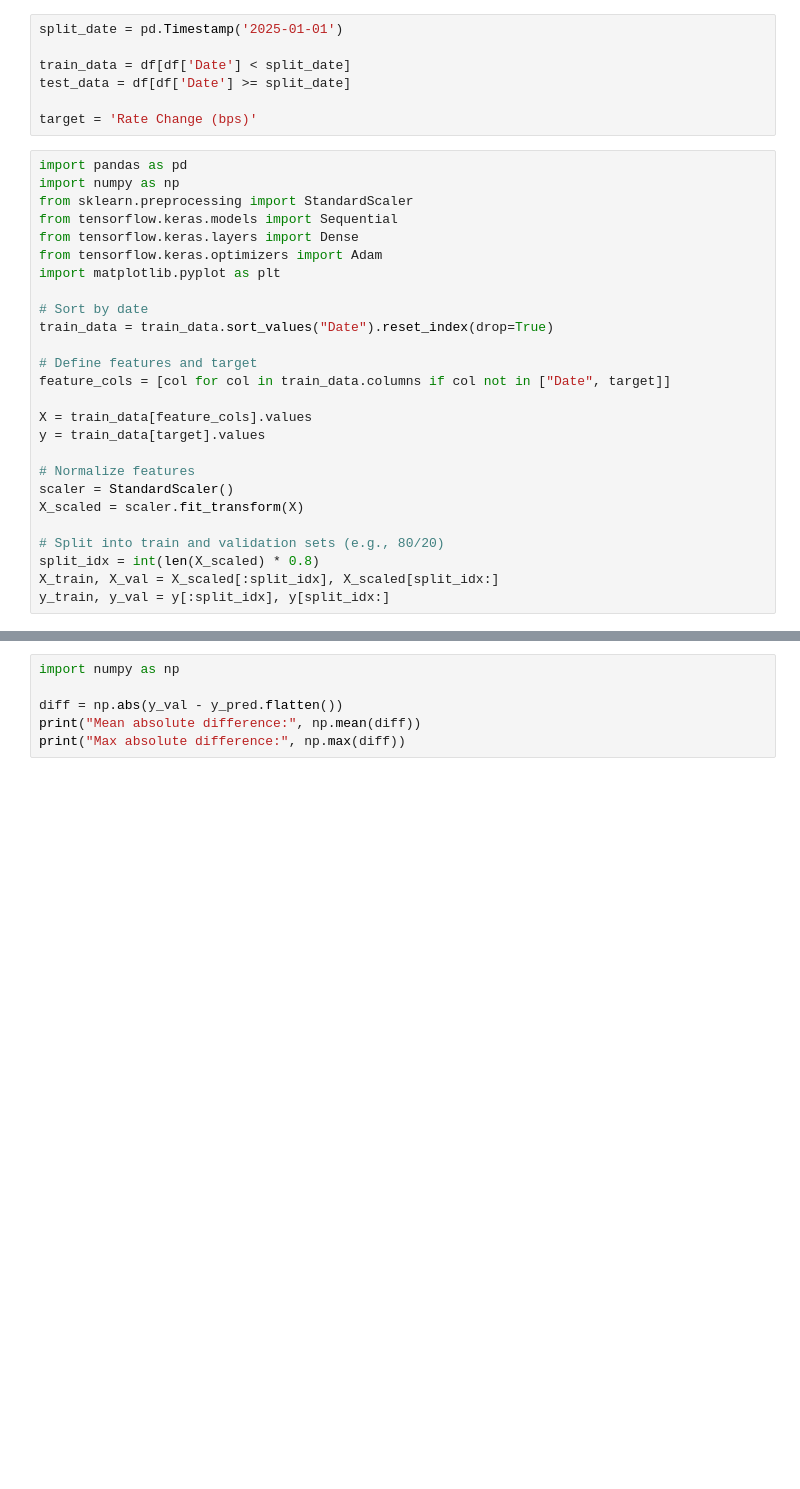
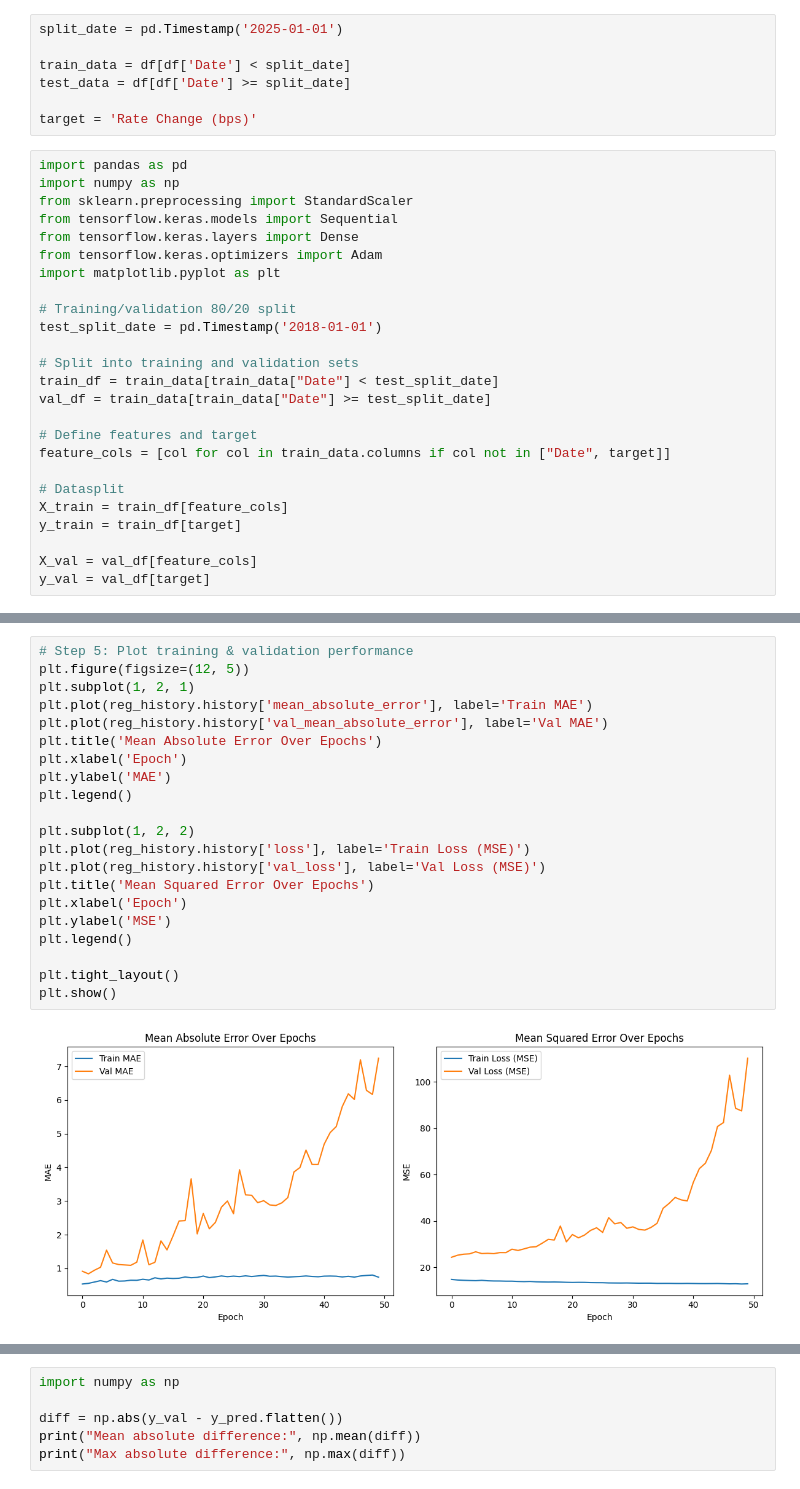
Before and after one commit to carlamcnair/Final-Project-AppML, a Jupyter notebook: notes_stine.ipynb, the cells around one changed output, grey strips where cells are left out. Cells and saved outputs as stored; diff of their text form; blank space fills up the shorter version.

```diff
--- a/notes_stine.ipynb
+++ b/notes_stine.ipynb
@@ -802,20 +804,19 @@ from tensorflow.keras.layers import Dense
 from tensorflow.keras.optimizers import Adam
 import matplotlib.pyplot as plt
 
-# Sort by date
-train_data = train_data.sort_values("Date").reset_index(drop=True)
+# Training/validation 80/20 split
+test_split_date = pd.Timestamp('2018-01-01')
+
+# Split into training and validation sets
+train_df = train_data[train_data["Date"] < test_split_date]
+val_df = train_data[train_data["Date"] >= test_split_date]
 
 # Define features and target
 feature_cols = [col for col in train_data.columns if col not in ["Date", target]]
 
-X = train_data[feature_cols].values
-y = train_data[target].values
+# Datasplit
+X_train = train_df[feature_cols]
+y_train = train_df[target]
 
-# Normalize features
-scaler = StandardScaler()
-X_scaled = scaler.fit_transform(X)
-
-# Split into train and validation sets (e.g., 80/20)
-split_idx = int(len(X_scaled) * 0.8)
-X_train, X_val = X_scaled[:split_idx], X_scaled[split_idx:]
-y_train, y_val = y[:split_idx], y[split_idx:]
+X_val = val_df[feature_cols]
+y_val = val_df[target]
@@ -854,0 +869,23 @@ plt.show()
+# %%
+# Step 5: Plot training & validation performance
+plt.figure(figsize=(12, 5))
+plt.subplot(1, 2, 1)
+plt.plot(reg_history.history['mean_absolute_error'], label='Train MAE')
+plt.plot(reg_history.history['val_mean_absolute_error'], label='Val MAE')
+plt.title('Mean Absolute Error Over Epochs')
+plt.xlabel('Epoch')
+plt.ylabel('MAE')
+plt.legend()
+
+plt.subplot(1, 2, 2)
+plt.plot(reg_history.history['loss'], label='Train Loss (MSE)')
+plt.plot(reg_history.history['val_loss'], label='Val Loss (MSE)')
+plt.title('Mean Squared Error Over Epochs')
+plt.xlabel('Epoch')
+plt.ylabel('MSE')
+plt.legend()
+
+plt.tight_layout()
+plt.show()
+# %% [output]
+[figure, added]
```
Also changed, not shown: parts of 45 cells of this notebook, 1 other file.
